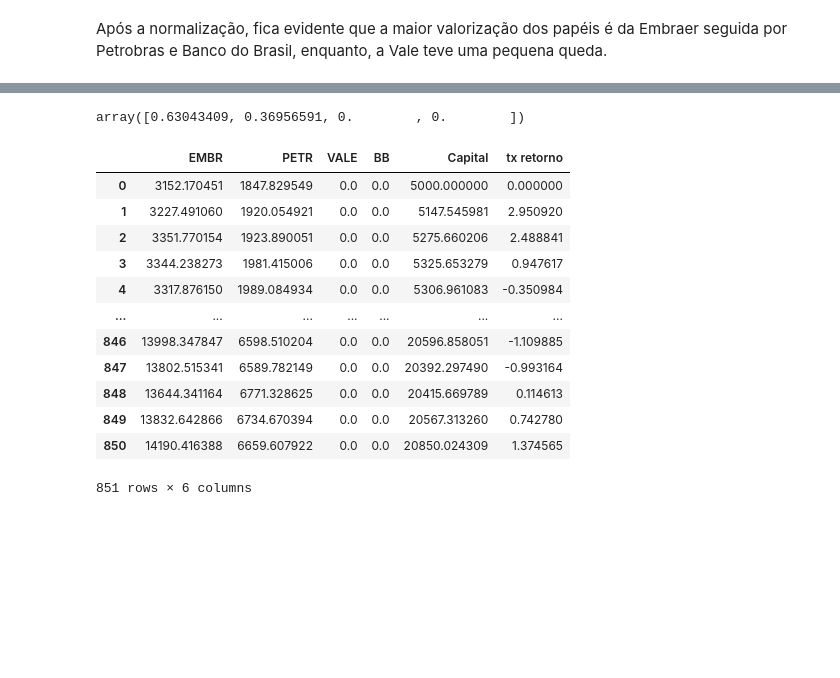
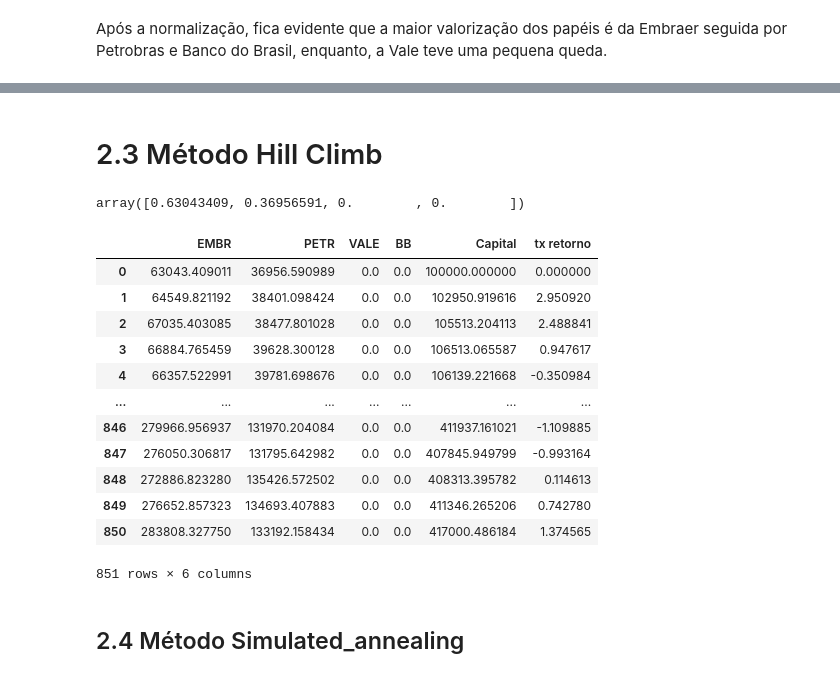
Before and after one commit to victordornelos/otimizacao_portfolio_python, a Jupyter notebook: carteira.ipynb, the cells around one changed output, grey strips where cells are left out. Drawn from its saved outputs; the diff is of its cells as text; code cells hidden in the pictures; blank space fills up the shorter version.

```diff
--- a/carteira.ipynb
+++ b/carteira.ipynb
@@ -129,2 +175,4 @@ plt.scatter(melhor_volatilidade, melhor_retorno, c = 'red');
+# %% [markdown]
+# 2.3 Método Hill Climb
 # %%
 df = pd.read_csv('carteira.csv')
@@ -176,22 +218,24 @@ pesos
 array([0.63043409, 0.36956591, 0.        , 0.        ])
 # %%
 # Observando os resultados
-df_HC, _, _, soma_valor = alocacao_ativos(pd.read_csv('carteira.csv'), 5000, melhores_pesos=pesos)
+df_HC, _, _, soma_valor = alocacao_ativos(pd.read_csv('carteira.csv'), 100000, melhores_pesos=pesos)
 df_HC
 # %% [output]
 |  | EMBR | PETR | VALE | BB | Capital | tx retorno |
-| 0 | 3152.170451 | 1847.829549 | 0.0 | 0.0 | 5000.000000 | 0.000000 |
-| 1 | 3227.491060 | 1920.054921 | 0.0 | 0.0 | 5147.545981 | 2.950920 |
-| 2 | 3351.770154 | 1923.890051 | 0.0 | 0.0 | 5275.660206 | 2.488841 |
-| 3 | 3344.238273 | 1981.415006 | 0.0 | 0.0 | 5325.653279 | 0.947617 |
-| 4 | 3317.876150 | 1989.084934 | 0.0 | 0.0 | 5306.961083 | -0.350984 |
+| 0 | 63043.409011 | 36956.590989 | 0.0 | 0.0 | 100000.000000 | 0.000000 |
+| 1 | 64549.821192 | 38401.098424 | 0.0 | 0.0 | 102950.919616 | 2.950920 |
+| 2 | 67035.403085 | 38477.801028 | 0.0 | 0.0 | 105513.204113 | 2.488841 |
+| 3 | 66884.765459 | 39628.300128 | 0.0 | 0.0 | 106513.065587 | 0.947617 |
+| 4 | 66357.522991 | 39781.698676 | 0.0 | 0.0 | 106139.221668 | -0.350984 |
 | ... | ... | ... | ... | ... | ... | ... |
-| 846 | 13998.347847 | 6598.510204 | 0.0 | 0.0 | 20596.858051 | -1.109885 |
-| 847 | 13802.515341 | 6589.782149 | 0.0 | 0.0 | 20392.297490 | -0.993164 |
-| 848 | 13644.341164 | 6771.328625 | 0.0 | 0.0 | 20415.669789 | 0.114613 |
-| 849 | 13832.642866 | 6734.670394 | 0.0 | 0.0 | 20567.313260 | 0.742780 |
-| 850 | 14190.416388 | 6659.607922 | 0.0 | 0.0 | 20850.024309 | 1.374565 |
+| 846 | 279966.956937 | 131970.204084 | 0.0 | 0.0 | 411937.161021 | -1.109885 |
+| 847 | 276050.306817 | 131795.642982 | 0.0 | 0.0 | 407845.949799 | -0.993164 |
+| 848 | 272886.823280 | 135426.572502 | 0.0 | 0.0 | 408313.395782 | 0.114613 |
+| 849 | 276652.857323 | 134693.407883 | 0.0 | 0.0 | 411346.265206 | 0.742780 |
+| 850 | 283808.327750 | 133192.158434 | 0.0 | 0.0 | 417000.486184 | 1.374565 |
 851 rows × 6 columns
+# %% [markdown]
+## 2.4 Método Simulated_annealing
 # %%
 # Função de alocação de portfólio
 def Simulated_annealing():
```
Also changed, not shown: parts of 30 cells of this notebook, 1 other file.
